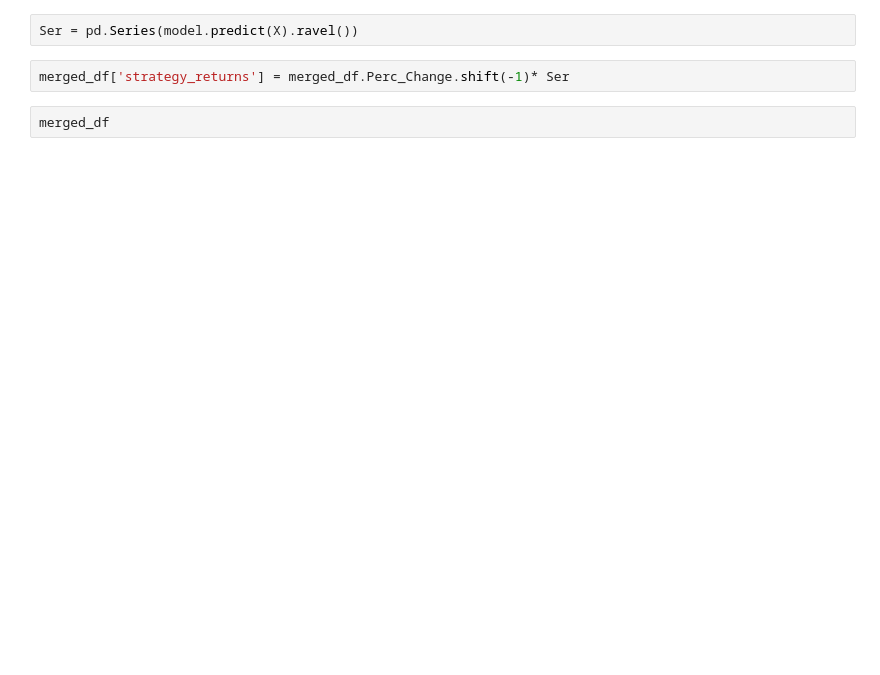
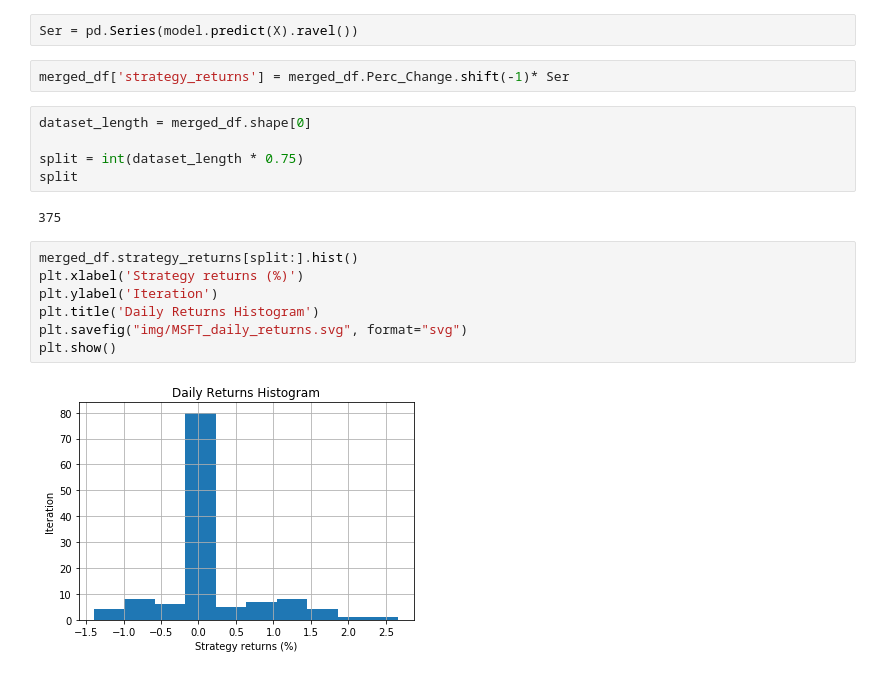
Before and after one commit to NUDSBC-Final-Project/Trump-Twitter-Stock-Analysis-Project, a Jupyter notebook: Random_Forest_S&P.ipynb, the cells around one changed output. Saved outputs shown, nothing was run; the diff lists cells and outputs as text; blank space fills up the shorter version.

```diff
--- a/Random_Forest_S&P.ipynb
+++ b/Random_Forest_S&P.ipynb
@@ -96,5 +128,19 @@ merged_df.head()
 Ser = pd.Series(model.predict(X).ravel())
 # %%
 merged_df['strategy_returns'] = merged_df.Perc_Change.shift(-1)* Ser
-# %%
-merged_df
+# %%
+dataset_length = merged_df.shape[0]
+
+split = int(dataset_length * 0.75)
+split
+# %% [output]
+375
+# %%
+merged_df.strategy_returns[split:].hist()
+plt.xlabel('Strategy returns (%)')
+plt.ylabel('Iteration')
+plt.title('Daily Returns Histogram')
+plt.savefig("img/MSFT_daily_returns.svg", format="svg")
+plt.show()
+# %% [output]
+[figure, added]
```
Also changed, not shown: parts of 16 cells of this notebook, 10 other files.
